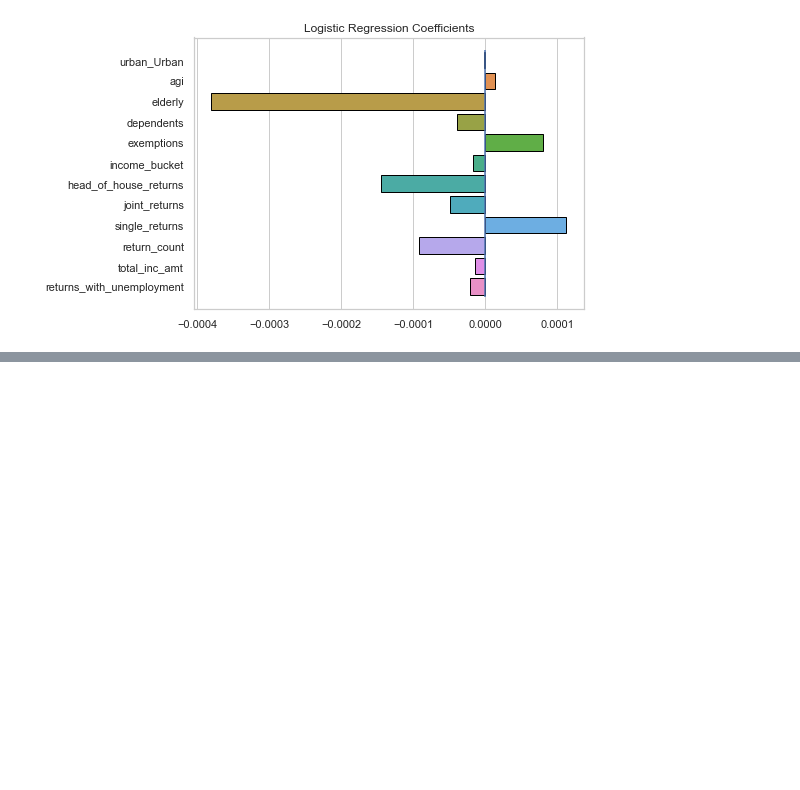
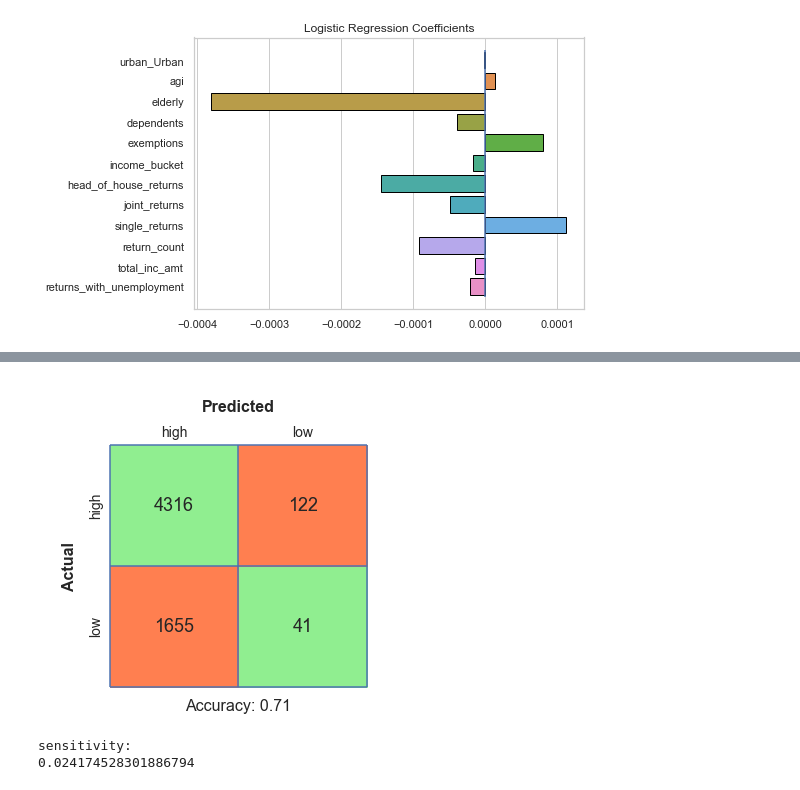
Before and after one commit to TataKavlash/data-science-essentials-3, a Jupyter notebook: notebooks/Assignment_Tata.ipynb, the cells around one changed output, grey strips where cells are left out. Cells and saved outputs as stored; diff of their text form; code cells hidden in the pictures; blank space fills up the shorter version.

```diff
--- a/notebooks/Assignment_Tata.ipynb
+++ b/notebooks/Assignment_Tata.ipynb
@@ -1014,0 +1090,10 @@ plt.vlines(x = 0, ymin = ymin, ymax = ymax);
+# %%
+plot_confusion_matrix(y_test, y_pred, labels = ['high', 'low'], metric = 'accuracy')
+# %% [output]
+[figure, added]
+# %%
+print('sensitivity:')
+print(metrics.recall_score(y_test, y_pred))
+# %% [output]
+sensitivity:
+0.024174528301886794
```
Also changed, not shown: parts of 9 cells of this notebook.
